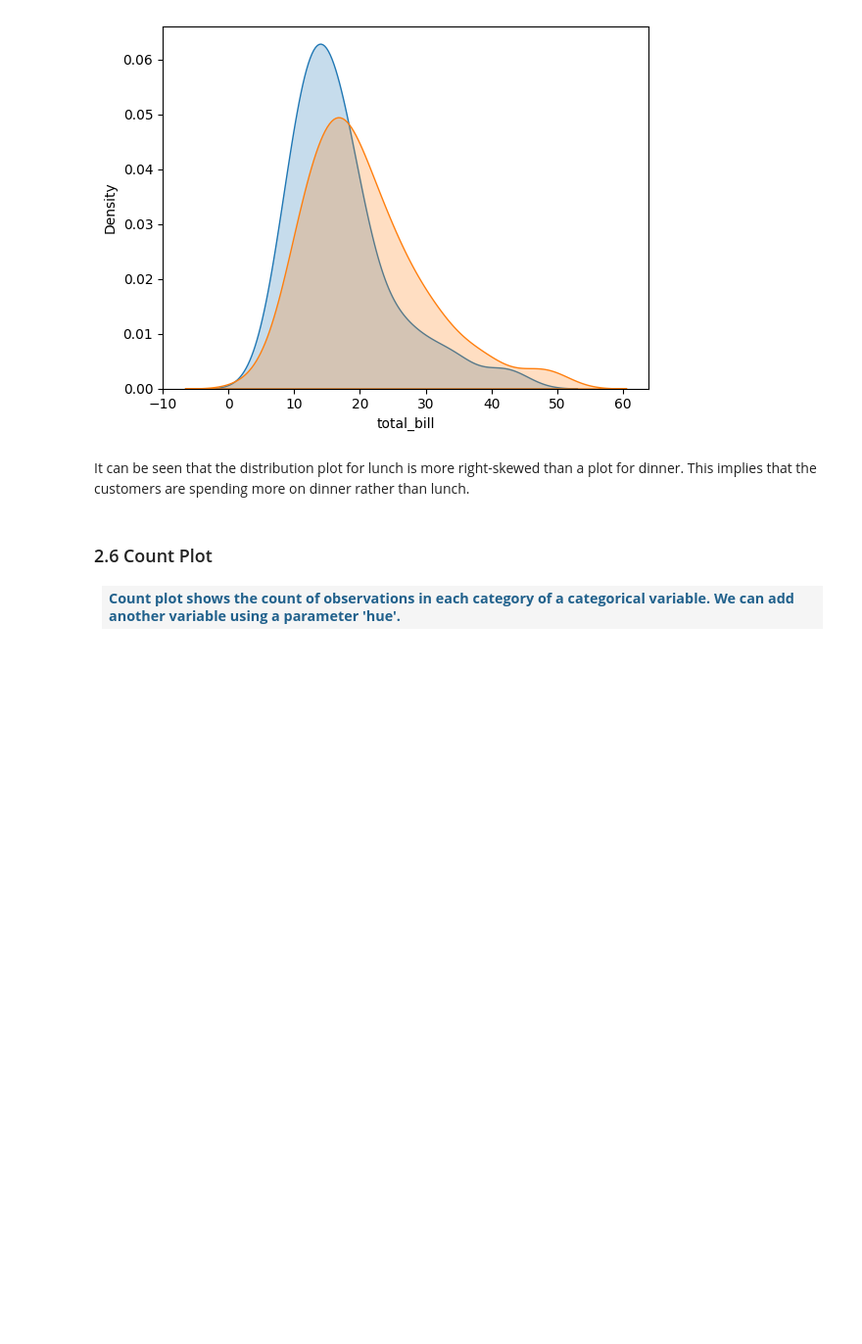
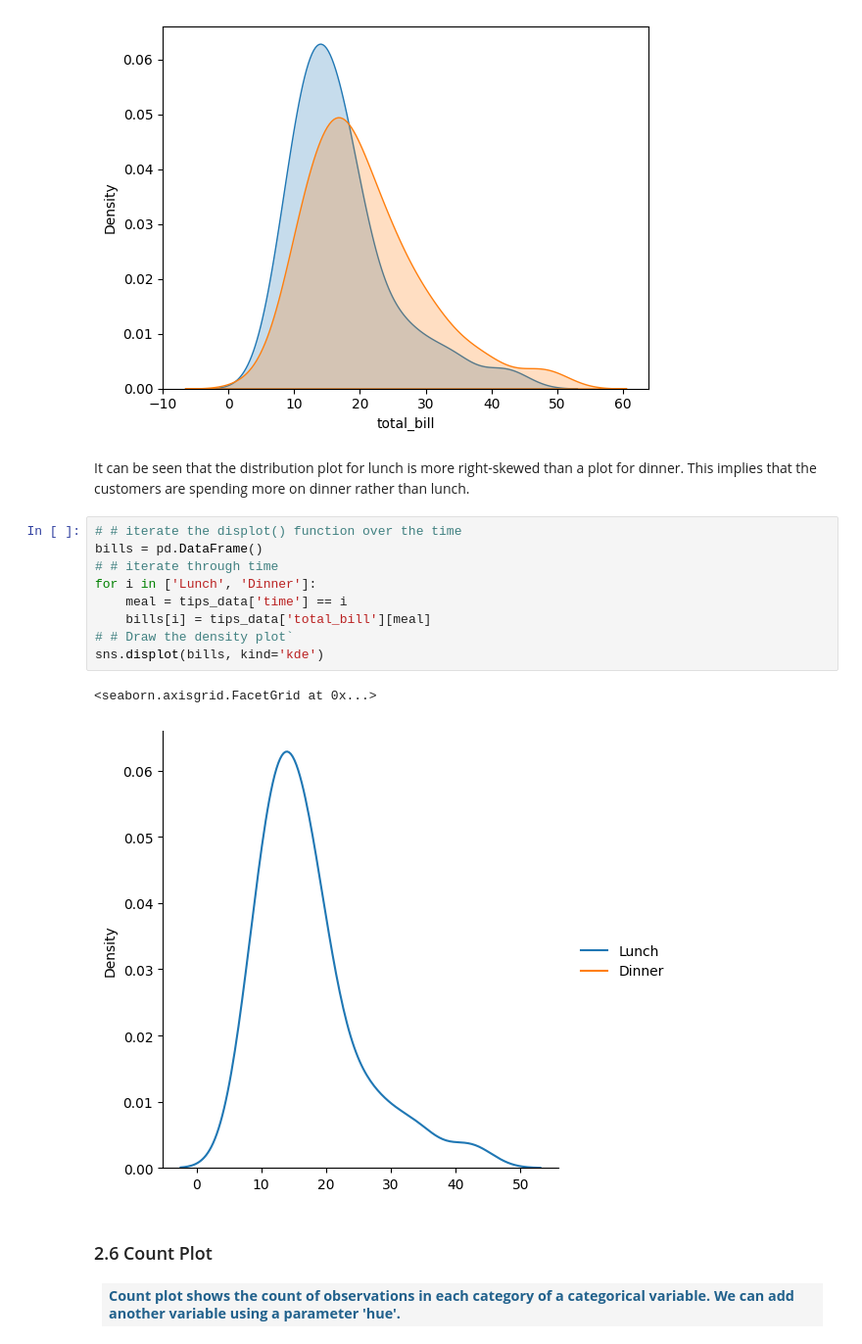
Before and after one commit to rbarrimond/great-learning, a Jupyter notebook: src/week-1-python-for-data-science/Notebook+-+Data+Visualization.ipynb, the cells around one changed output. Shown at 98% size. Drawn from its saved outputs; the diff is of its cells as text; blank space fills up the shorter version.

```diff
--- a/src/week-1-python-for-data-science/Notebook+-+Data+Visualization.ipynb
+++ b/src/week-1-python-for-data-science/Notebook+-+Data+Visualization.ipynb
@@ -727,6 +727,18 @@ for i in time:
 [figure]
 # %% [markdown]
 It can be seen that the distribution plot for lunch is more right-skewed than a plot for dinner. This implies that the customers are spending more on dinner rather than lunch.
+# %%
+# # iterate the displot() function over the time
+bills = pd.DataFrame()
+# # iterate through time
+for i in ['Lunch', 'Dinner']:
+    meal = tips_data['time'] == i
+    bills[i] = tips_data['total_bill'][meal]
+# # Draw the density plot`
+sns.displot(bills, kind='kde')
+# %% [output]
+<seaborn.axisgrid.FacetGrid at 0x...>
+[figure, added]
 # %% [markdown]
 <a id="list"> </a>
 ### 2.6 Count Plot
```
Also changed, not shown: parts of 2 cells of this notebook.
